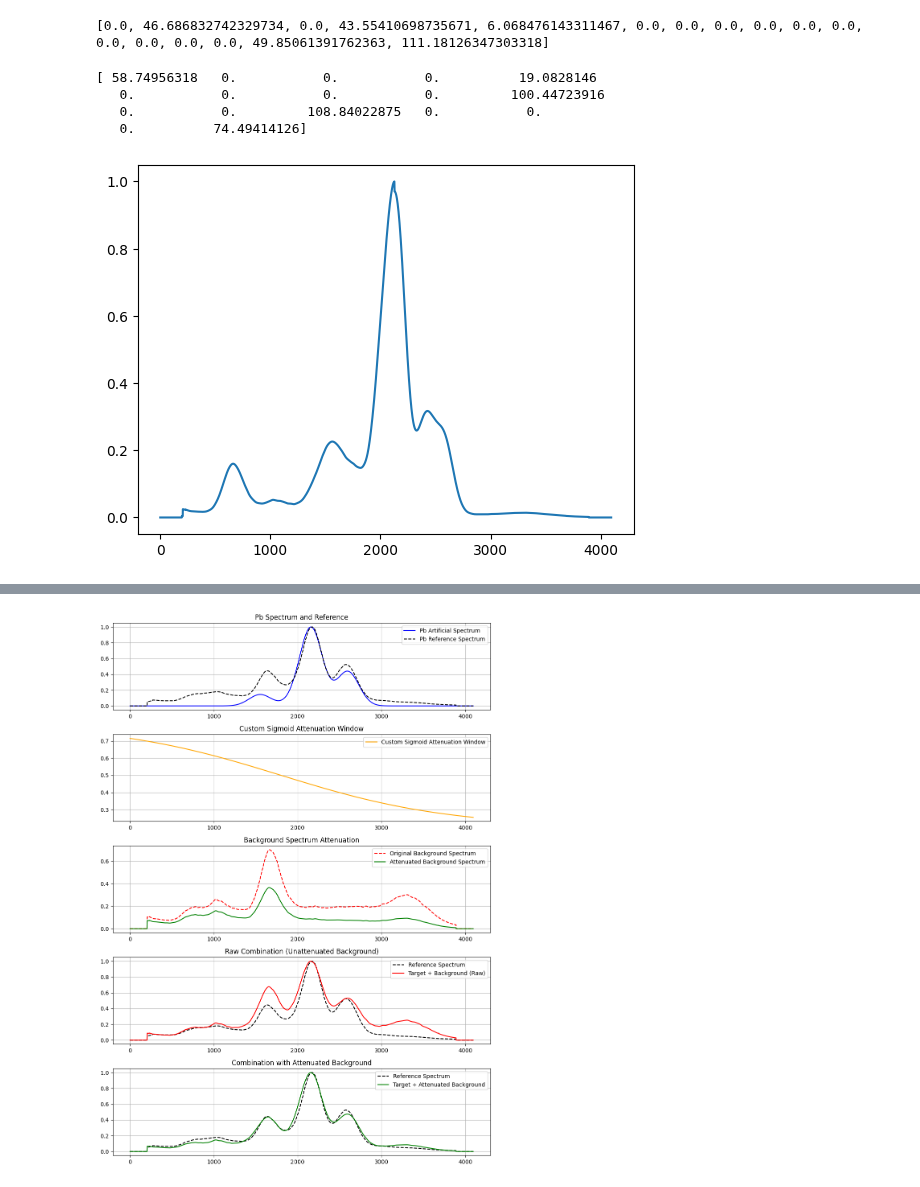
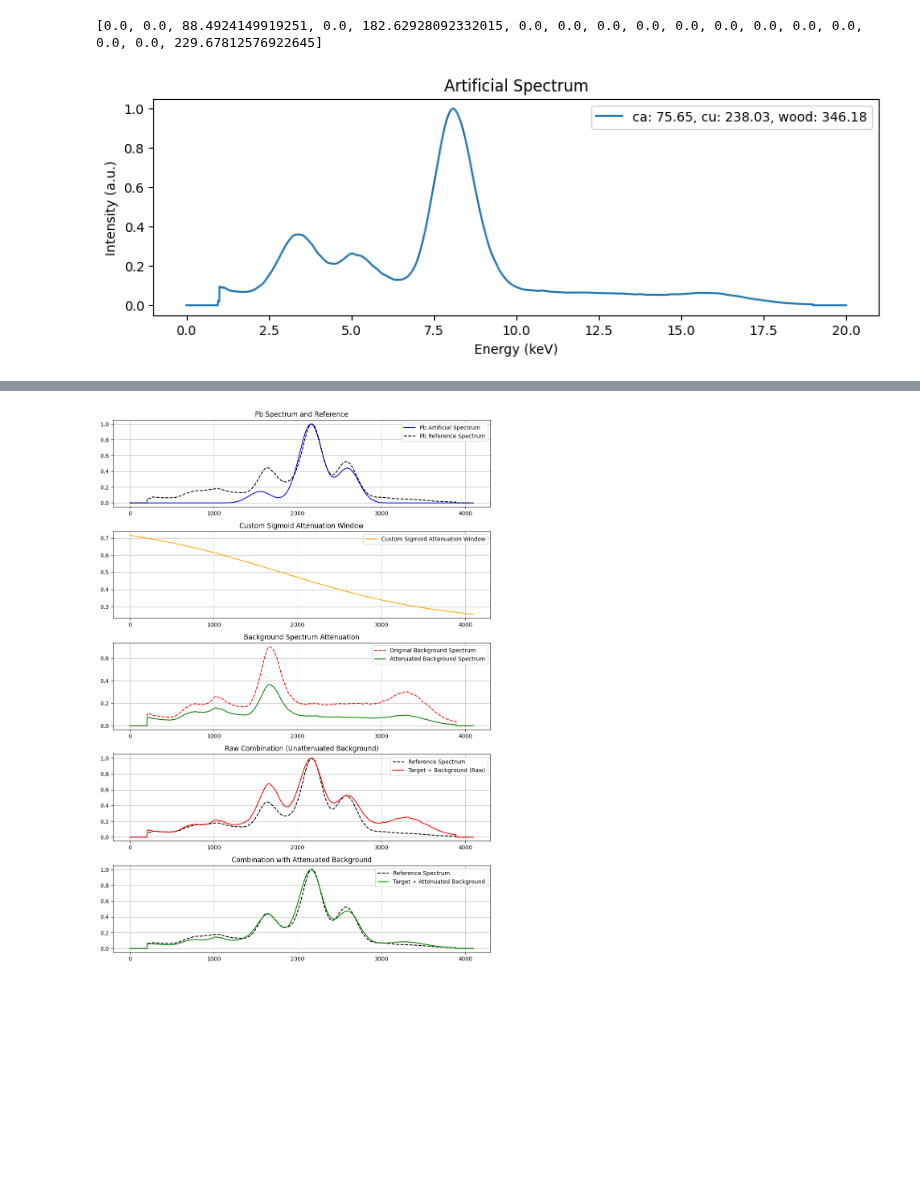
Before and after one commit to erzar0/masters-thesis, a Jupyter notebook: 3_artificial_data_generation.ipynb, the cells around one changed output, grey strips where cells are left out. Drawn from its saved outputs; the diff is of its cells as text; code cells hidden in the pictures; blank space fills up the shorter version.

```diff
--- a/3_artificial_data_generation.ipynb
+++ b/3_artificial_data_generation.ipynb
@@ -10,7 +10,7 @@ from src.ArtificialTrainDataGenerator import ArtificialTrainDataGenerator
 from src.FeatureEnhancer import FeatureEnhancer
 from src.Elements import Elements
 
-N_SAMPLES = 250
+N_SAMPLES = 250_000
 SAMPLE_PER_ELEMENT = 3
 SIGMA_RANGE = (0.2, 0.8)
 MU_LOCAL_ERR = 0.05
@@ -26,15 +26,18 @@ X, y = ArtificialTrainDataGenerator.generate_dataset(
 )
 print(y[0].tolist())
 # %% [output]
-[0.0, 46.686832742329734, 0.0, 43.55410698735671, 6.068476143311467, 0.0, 0.0, 0.0, 0.0, 0.0, 0.0, 0.0, 0.0, 0.0, 0.0, 49.85061391762363, 111.18126347303318]
+[0.0, 0.0, 88.4924149919251, 0.0, 182.62928092332015, 0.0, 0.0, 0.0, 0.0, 0.0, 0.0, 0.0, 0.0, 0.0, 0.0, 0.0, 229.67812576922645]
-# %%
-plt.plot(X[0])
-print(y[0])
-# %% [output]
-[ 58.74956318   0.           0.           0.          19.0828146
-   0.           0.           0.           0.         100.44723916
-   0.           0.         108.84022875   0.           0.
-   0.          74.49414126]
-[figure, removed]
+# %%
+selected_index = np.random.randint(0, N_SAMPLES - 1)
+
+plt.figure(figsize=(10, 3))
+plt.plot(np.linspace(0, 20, 4096), X[selected_index], label=", ".join([f"{el[0]}: {round(el[1], 2)}" for el in zip(list(Elements.LINES.keys()) + ["wood"], y[selected_index]) if el[1] > 0]))
+plt.title("Artificial Spectrum")
+plt.xlabel("Energy (keV)")
+plt.ylabel("Intensity (a.u.)")
+plt.legend(loc="upper right")
+plt.savefig("data/plots/artificial_spectrum_example.svg", bbox_inches='tight', pad_inches=0.1)
+# %% [output]
+[figure, added]
 # %%
 X = FeatureEnhancer.process_spectra(np.array(X))
```
Also changed, not shown: parts of 5 cells of this notebook, 11 other files.
